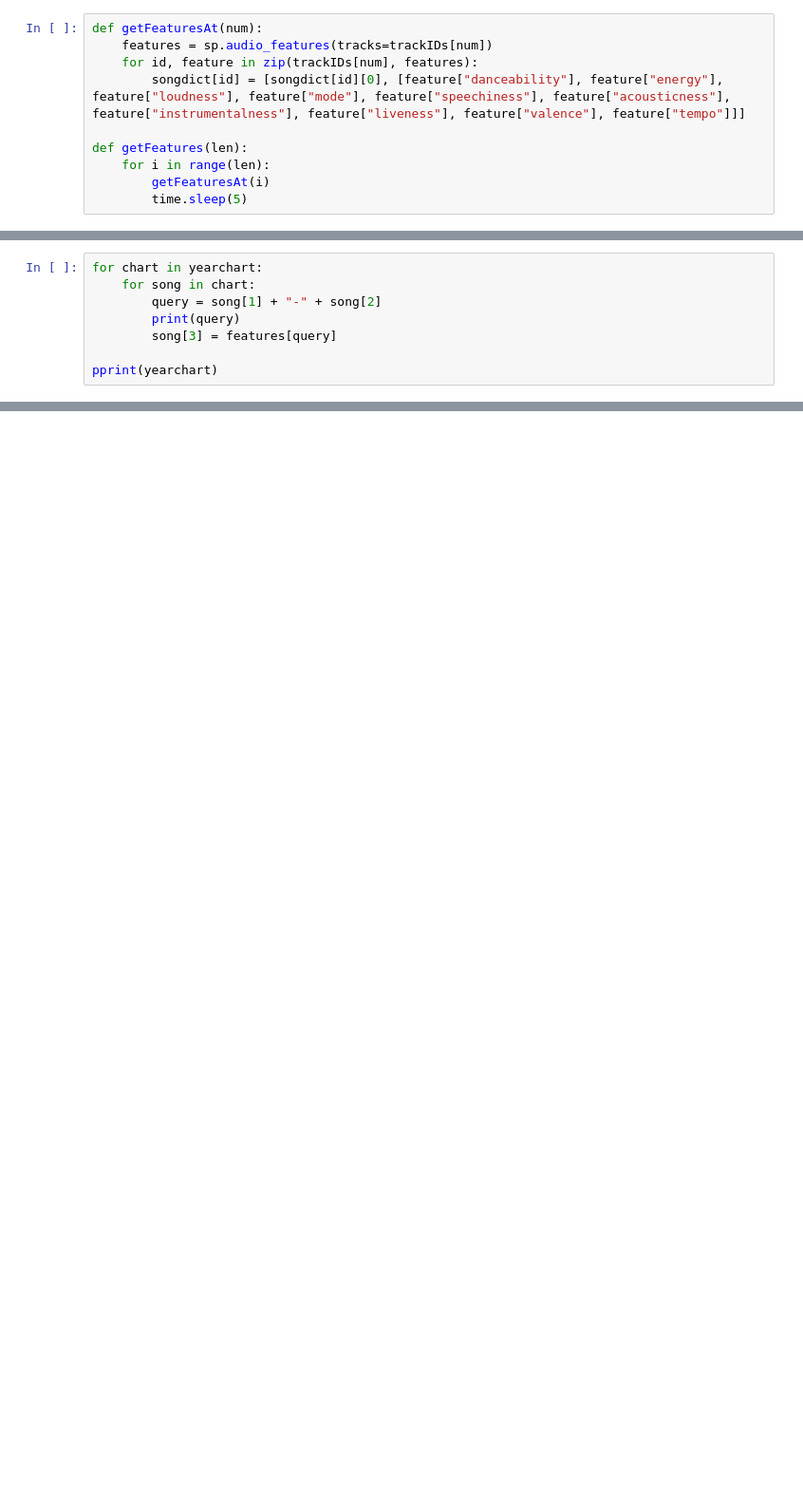
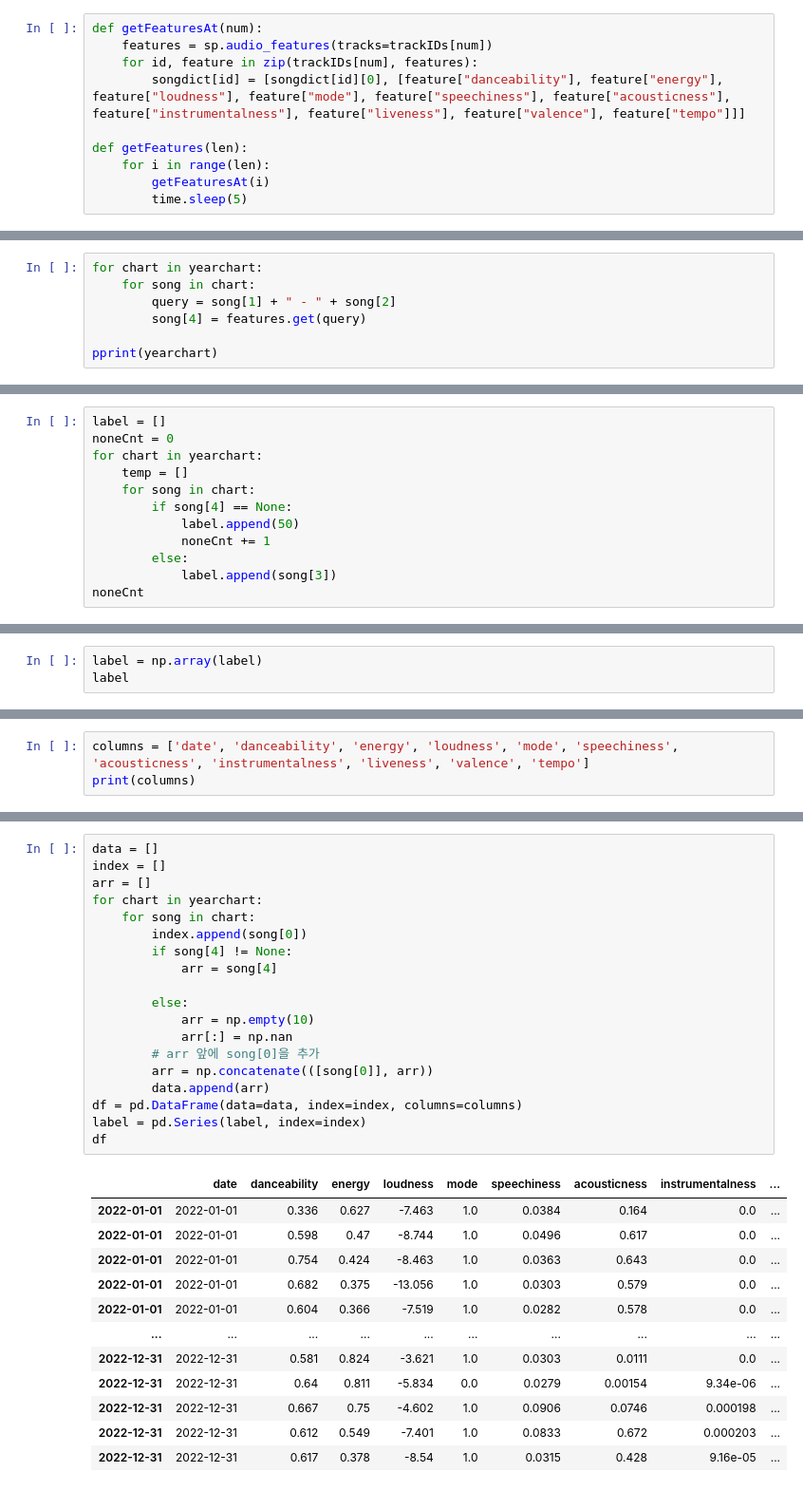
Before and after one commit to CG05/BillboardAnalitics, a Jupyter notebook: modeltest/test2022.ipynb, the cells around one changed output, grey strips where cells are left out. Shown at 95% size. Drawn from its saved outputs; the diff is of its cells as text; blank space fills up the shorter version.

```diff
--- a/modeltest/test2022.ipynb
+++ b/modeltest/test2022.ipynb
@@ -212,9 +217,8 @@ len(features)
 # %%
 for chart in yearchart:
     for song in chart:
-        query = song[1] + "-" + song[2]
-        print(query)
-        song[3] = features[query]
+        query = song[1] + " - " + song[2]
+        song[4] = features.get(query)
 
 pprint(yearchart)
 # %% [output]
@@ -222,0 +242,12 @@ KeyError: 'All I Want For Christmas Is You-Mariah Carey'
+# %%
+label = []
+noneCnt = 0
+for chart in yearchart:
+    temp = []
+    for song in chart:
+        if song[4] == None:
+            label.append(50)
+            noneCnt += 1
+        else:
+            label.append(song[3])
+noneCnt
@@ -222,0 +256,3 @@ KeyError: 'All I Want For Christmas Is You-Mariah Carey'
+# %%
+label = np.array(label)
+label
@@ -222,0 +261,3 @@ KeyError: 'All I Want For Christmas Is You-Mariah Carey'
+# %%
+columns = ['date', 'danceability', 'energy', 'loudness', 'mode', 'speechiness', 'acousticness', 'instrumentalness', 'liveness', 'valence', 'tempo']
+print(columns)
@@ -222,0 +266,32 @@ KeyError: 'All I Want For Christmas Is You-Mariah Carey'
+# %%
+data = []
+index = []
+arr = []
+for chart in yearchart:
+    for song in chart:
+        index.append(song[0])
+        if song[4] != None:
+            arr = song[4]
+
+        else:
+            arr = np.empty(10)
+            arr[:] = np.nan
+        # arr 앞에 song[0]을 추가
+        arr = np.concatenate(([song[0]], arr))
+        data.append(arr)
+df = pd.DataFrame(data=data, index=index, columns=columns)
+label = pd.Series(label, index=index)
+df
+# %% [output]
+|  | date | danceability | energy | loudness | mode | speechiness | acousticness | instrumentalness | ... |
+| 2022-01-01 | 2022-01-01 | 0.336 | 0.627 | -7.463 | 1.0 | 0.0384 | 0.164 | 0.0 | ... |
+| 2022-01-01 | 2022-01-01 | 0.598 | 0.47 | -8.744 | 1.0 | 0.0496 | 0.617 | 0.0 | ... |
+| 2022-01-01 | 2022-01-01 | 0.754 | 0.424 | -8.463 | 1.0 | 0.0363 | 0.643 | 0.0 | ... |
+| 2022-01-01 | 2022-01-01 | 0.682 | 0.375 | -13.056 | 1.0 | 0.0303 | 0.579 | 0.0 | ... |
+| 2022-01-01 | 2022-01-01 | 0.604 | 0.366 | -7.519 | 1.0 | 0.0282 | 0.578 | 0.0 | ... |
+| ... | ... | ... | ... | ... | ... | ... | ... | ... | ... |
+| 2022-12-31 | 2022-12-31 | 0.581 | 0.824 | -3.621 | 1.0 | 0.0303 | 0.0111 | 0.0 | ... |
+| 2022-12-31 | 2022-12-31 | 0.64 | 0.811 | -5.834 | 0.0 | 0.0279 | 0.00154 | 9.34e-06 | ... |
+| 2022-12-31 | 2022-12-31 | 0.667 | 0.75 | -4.602 | 1.0 | 0.0906 | 0.0746 | 0.000198 | ... |
+| 2022-12-31 | 2022-12-31 | 0.612 | 0.549 | -7.401 | 1.0 | 0.0833 | 0.672 | 0.000203 | ... |
+| 2022-12-31 | 2022-12-31 | 0.617 | 0.378 | -8.54 | 1.0 | 0.0315 | 0.428 | 9.16e-05 | ... |
```
Also changed, not shown: parts of 28 cells of this notebook.
